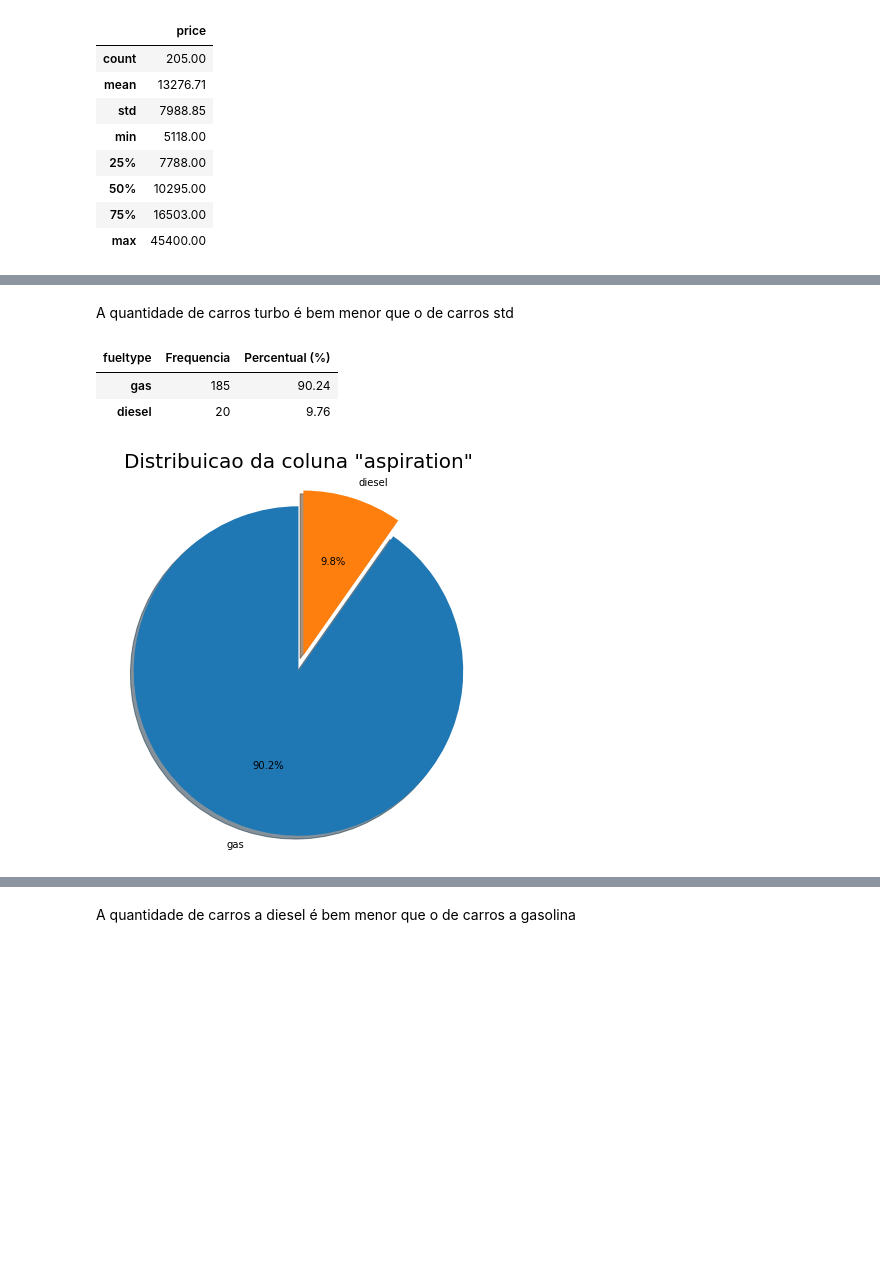
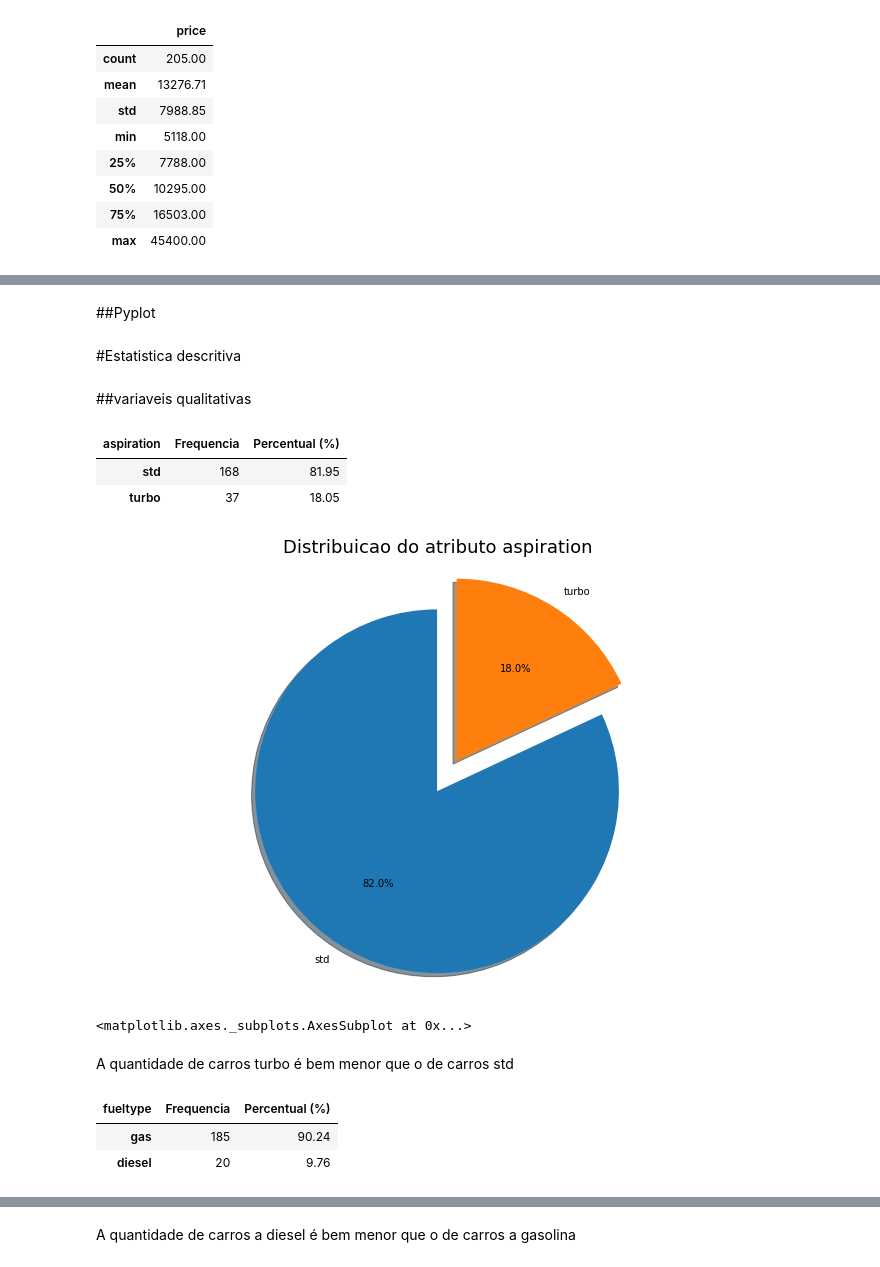
Before and after one commit to PAndersonSB/Introducao-Datascience, a Jupyter notebook: Data_Science_Projeto_1.ipynb, the cells around one changed output, grey strips where cells are left out. Saved outputs shown, nothing was run; the diff lists cells and outputs as text; code cells hidden in the pictures; blank space fills up the shorter version.

```diff
--- a/Data_Science_Projeto_1.ipynb
+++ b/Data_Science_Projeto_1.ipynb
@@ -186,0 +182,15 @@ funções para diminuir a repetição de codigo
+# %% [markdown]
+##Pyplot
+# %%
+def graf_pizza(df, titulo, explode):
+  fig, ax = plt.subplots(figsize=(12, 8))
+  ax.pie(list(df['Frequencia']),
+        explode = explode ,
+        labels=list(df.index),
+        autopct='%1.1f%%',
+        shadow=True, startangle=90)
+
+  ax.axis('equal')
+  ax.set_title(f'Distribuicao do atributo {titulo}', fontsize=18)
+  plt.show()
+  return ax
@@ -187,22 +227,23 @@ funções para diminuir a repetição de codigo
+# %% [markdown]
+#Estatistica descritiva
+# %% [markdown]
+##variaveis qualitativas
+# %%
+distruibuicao_de_frequencia('aspiration')
+# %% [output]
+| aspiration | Frequencia | Percentual (%) |
+| std | 168 | 81.95 |
+| turbo | 37 | 18.05 |
+# %%
+graf_pizza(distruibuicao_de_frequencia('aspiration') , 'aspiration', (0,0.2))
+# %% [output]
+[figure, added]
+<matplotlib.axes._subplots.AxesSubplot at 0x...>
 # %% [markdown]
 A quantidade de carros turbo é bem menor que o de carros std
-# %%
-df = distruibuicao_de_frequencia('fueltype')
-df
-# %% [output]
-| fueltype | Frequencia | Percentual (%) |
-| gas | 185 | 90.24 |
-| diesel | 20 | 9.76 |
-# %%
-fig, ax = plt.subplots(figsize=(7, 7))
-ax.pie(list(df['Frequencia']),
-       explode=(0.1, 0),
-       labels=list(df.index),
-       autopct='%1.1f%%',
-       shadow=True, startangle=90)
-
-ax.axis('equal')
-ax.set_title('Distribuicao da coluna "aspiration"', fontsize=20)
-plt.show()
-# %% [output]
-[figure, removed]
+# %%
+distruibuicao_de_frequencia('fueltype')
+# %% [output]
+| fueltype | Frequencia | Percentual (%) |
+| gas | 185 | 90.24 |
+| diesel | 20 | 9.76 |
```
Also changed, not shown: parts of 13 cells of this notebook.
